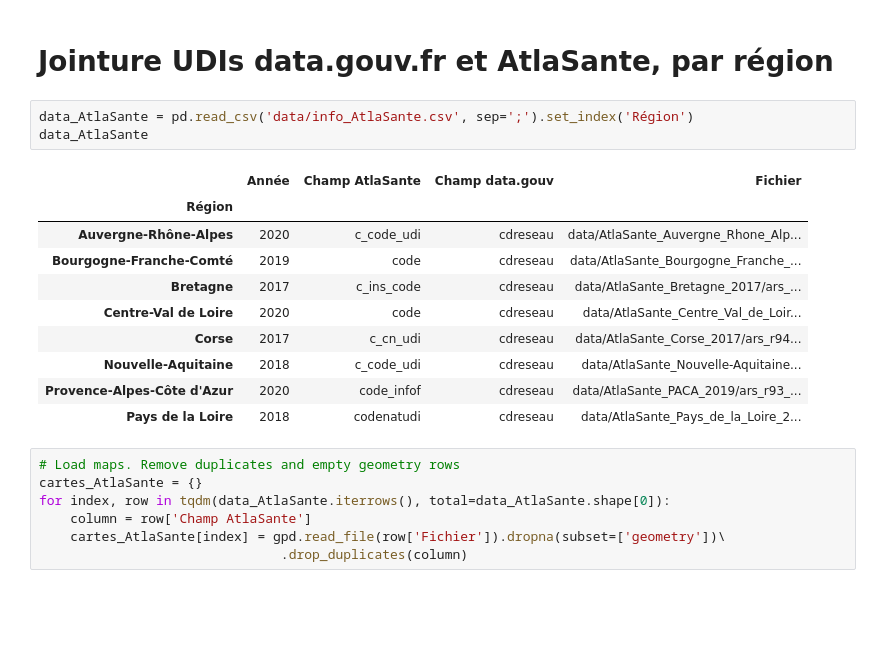
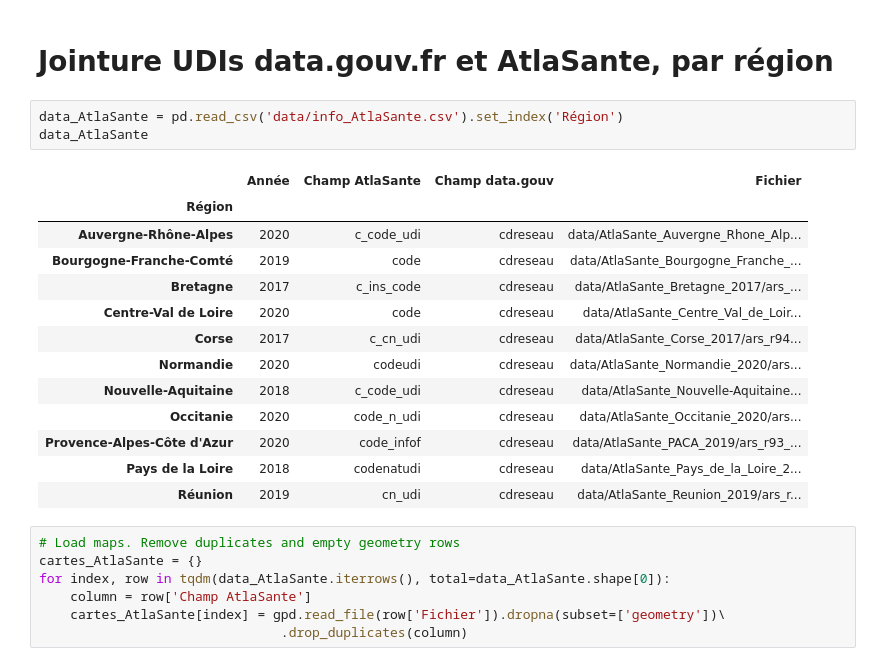
Before and after one commit to blenzi/GD4H_eau, a Jupyter notebook: jointure_UDI_AtlaSante.ipynb, the cells around one changed output. Drawn from its saved outputs; the diff is of its cells as text; blank space fills up the shorter version.

```diff
--- a/jointure_UDI_AtlaSante.ipynb
+++ b/jointure_UDI_AtlaSante.ipynb
@@ -121,19 +121,22 @@ join_data_gouv[2016]
 # %% [markdown]
 # Jointure UDIs data.gouv.fr et AtlaSante, par région
 # %%
-data_AtlaSante = pd.read_csv('data/info_AtlaSante.csv', sep=';').set_index('Région')
+data_AtlaSante = pd.read_csv('data/info_AtlaSante.csv').set_index('Région')
 data_AtlaSante
 # %% [output]
 |  | Année | Champ AtlaSante | Champ data.gouv | Fichier |
 | Région |  |  |  |  |
 | Auvergne-Rhône-Alpes | 2020 | c_code_udi | cdreseau | data/AtlaSante_Auvergne_Rhone_Alp... |
 | Bourgogne-Franche-Comté | 2019 | code | cdreseau | data/AtlaSante_Bourgogne_Franche_... |
 | Bretagne | 2017 | c_ins_code | cdreseau | data/AtlaSante_Bretagne_2017/ars_... |
 | Centre-Val de Loire | 2020 | code | cdreseau | data/AtlaSante_Centre_Val_de_Loir... |
 | Corse | 2017 | c_cn_udi | cdreseau | data/AtlaSante_Corse_2017/ars_r94... |
+| Normandie | 2020 | codeudi | cdreseau | data/AtlaSante_Normandie_2020/ars... |
 | Nouvelle-Aquitaine | 2018 | c_code_udi | cdreseau | data/AtlaSante_Nouvelle-Aquitaine... |
+| Occitanie | 2020 | code_n_udi | cdreseau | data/AtlaSante_Occitanie_2020/ars... |
 | Provence-Alpes-Côte d'Azur | 2020 | code_infof | cdreseau | data/AtlaSante_PACA_2019/ars_r93_... |
 | Pays de la Loire | 2018 | codenatudi | cdreseau | data/AtlaSante_Pays_de_la_Loire_2... |
+| Réunion | 2019 | cn_udi | cdreseau | data/AtlaSante_Reunion_2019/ars_r... |
 # %%
 # Load maps. Remove duplicates and empty geometry rows
 cartes_AtlaSante = {}
```
Also changed, not shown: parts of 5 cells of this notebook, 2 other files.
